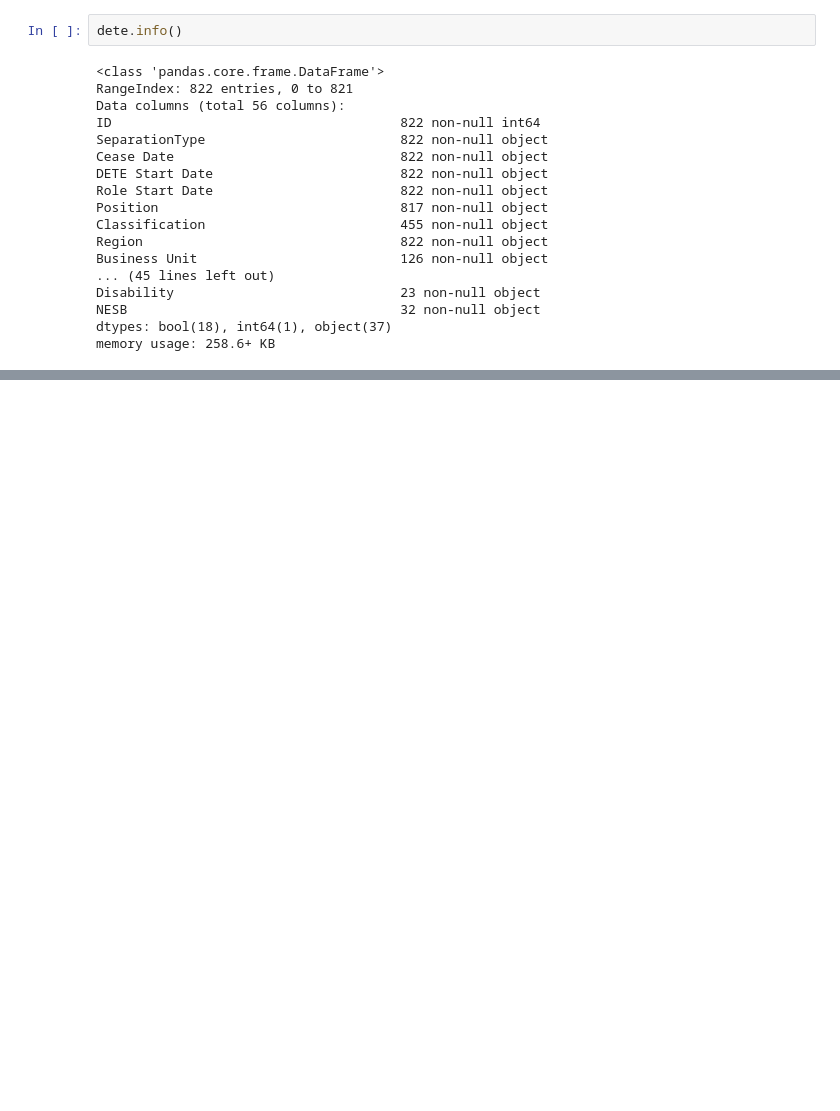
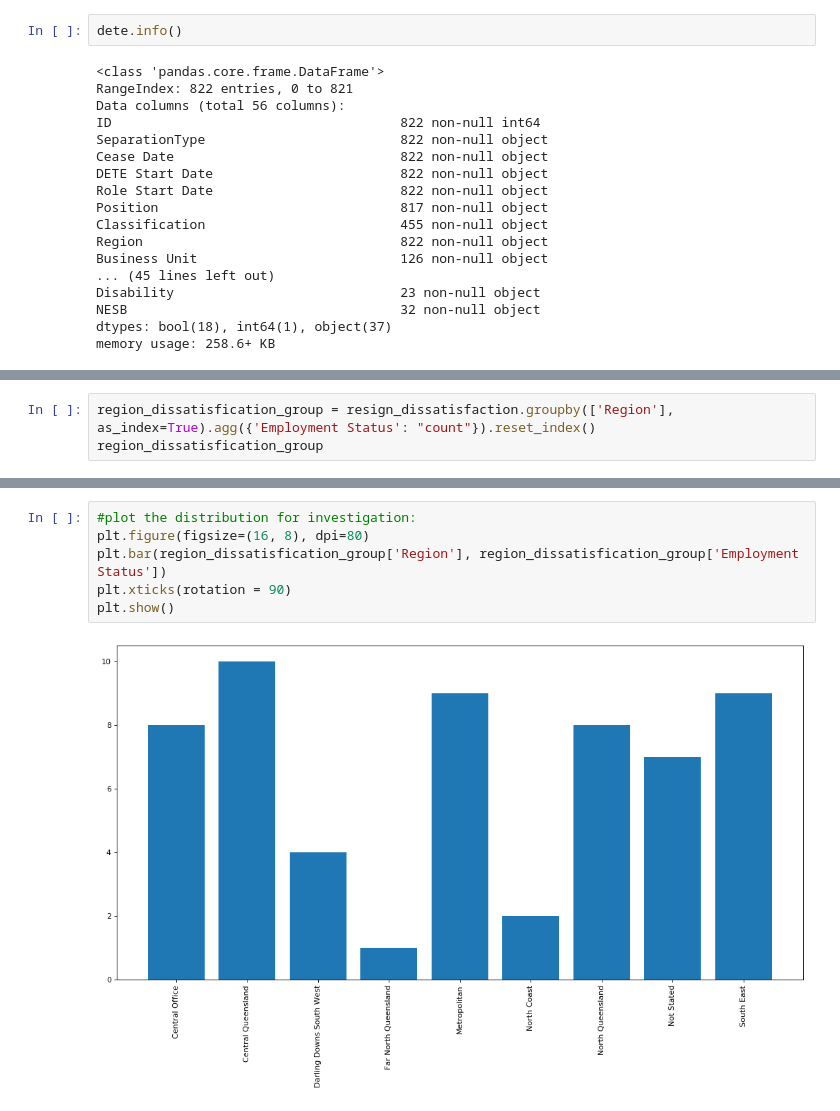
Before and after one commit to ndangalasinh/dataquest_clean_and_analyze_employee_exit_survey, a Jupyter notebook: clean_and_analyze_employee_exit_survey_guided_project.ipynb, the cells around one changed output, grey strips where cells are left out. Cells and saved outputs as stored; diff of their text form; blank space fills up the shorter version.

```diff
--- a/clean_and_analyze_employee_exit_survey_guided_project.ipynb
+++ b/clean_and_analyze_employee_exit_survey_guided_project.ipynb
@@ -55,0 +218,3 @@ keep_columns = ['Lack of recognition','Lack of job security','SeparationType','C
+# %%
+region_dissatisfication_group = resign_dissatisfaction.groupby(['Region'], as_index=True).agg({'Employment Status': "count"}).reset_index()
+region_dissatisfication_group
@@ -55,0 +232,8 @@ keep_columns = ['Lack of recognition','Lack of job security','SeparationType','C
+# %%
+#plot the distribution for investigation:
+plt.figure(figsize=(16, 8), dpi=80)
+plt.bar(region_dissatisfication_group['Region'], region_dissatisfication_group['Employment Status'])
+plt.xticks(rotation = 90)
+plt.show()
+# %% [output]
+[figure, added]
```
Also changed, not shown: parts of 34 cells of this notebook.
